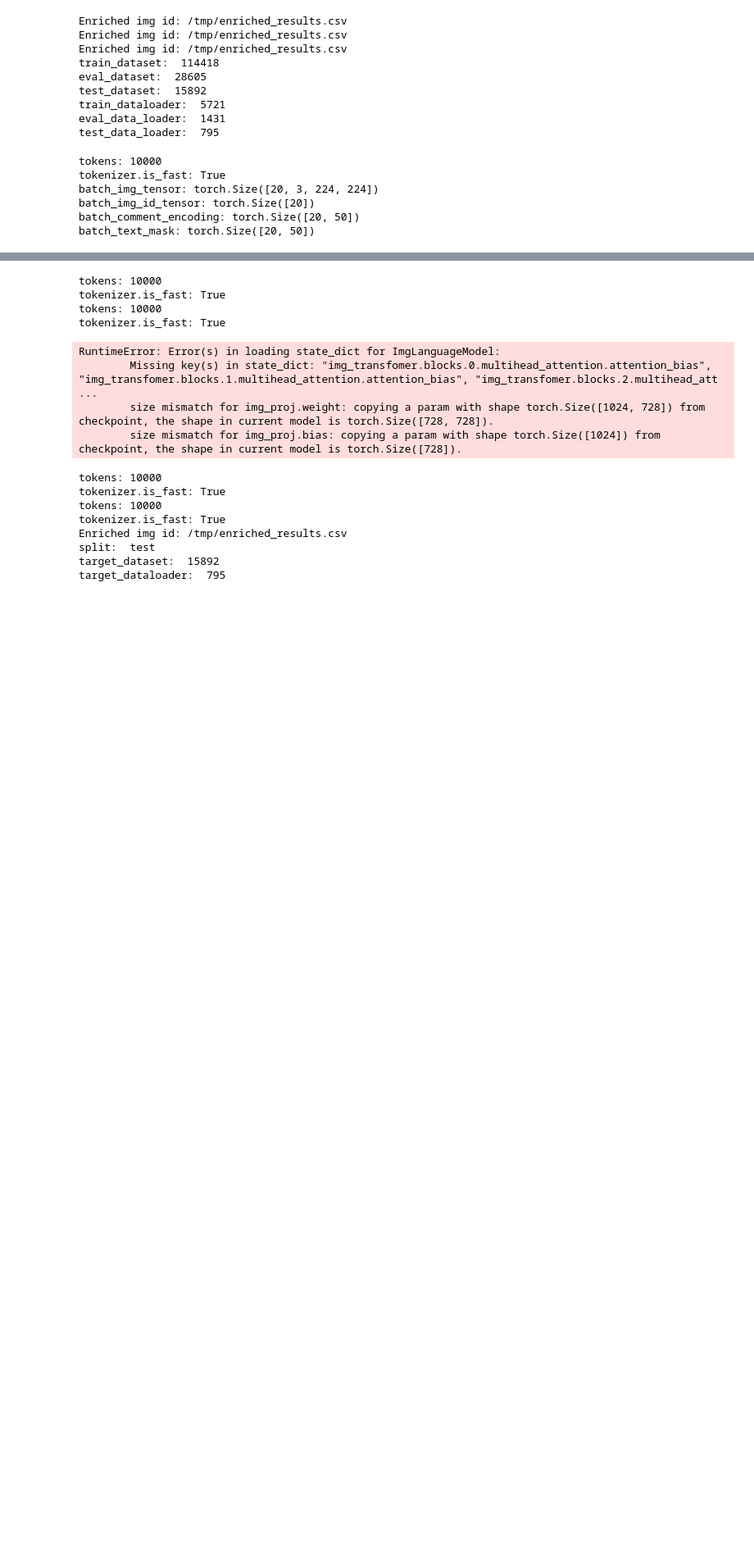
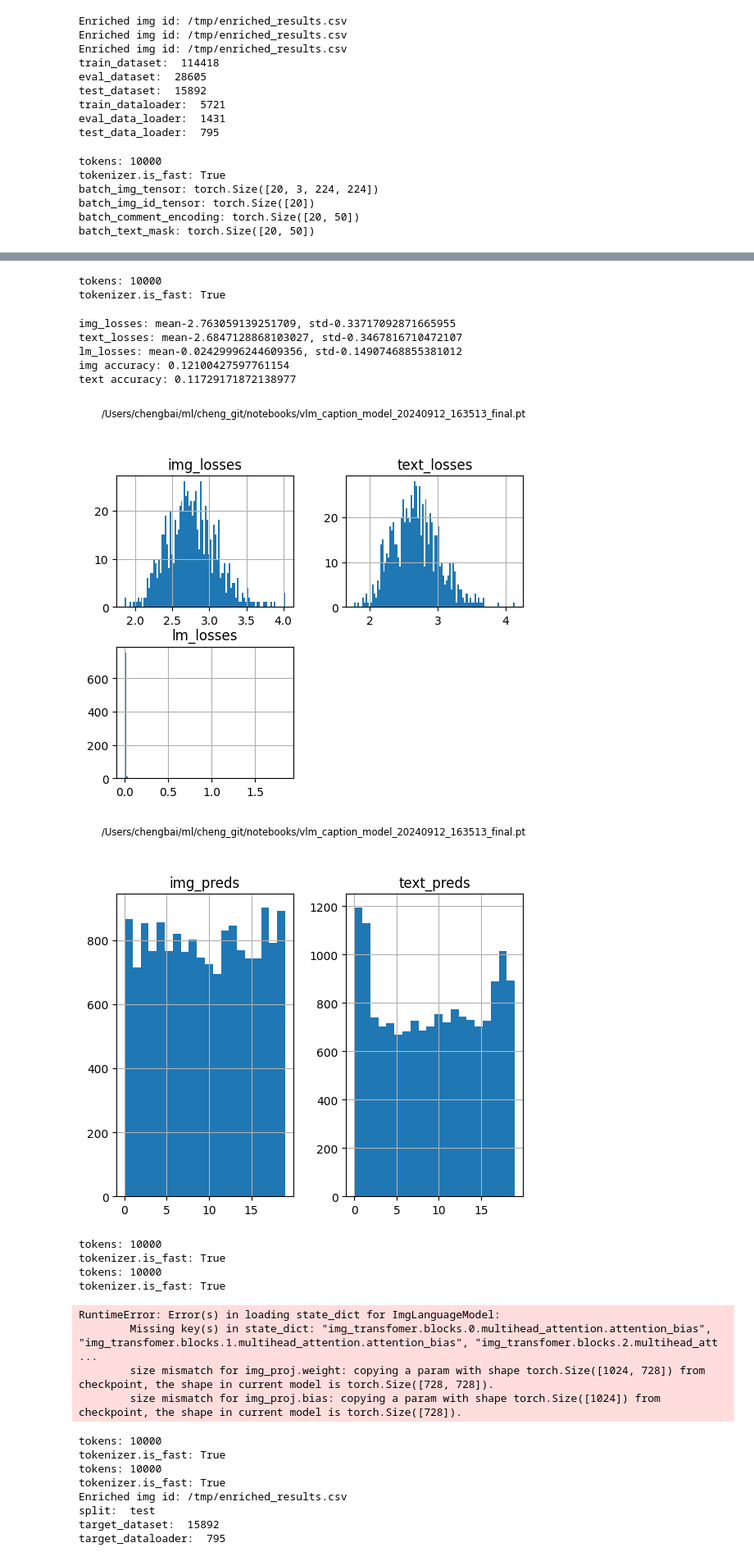
Before and after one commit to Chengbai/notebooks, a Jupyter notebook: vlm.ipynb, the cells around one changed output, grey strips where cells are left out. Shown at 82% size. Saved outputs shown, nothing was run; the diff lists cells and outputs as text; code cells hidden in the pictures; blank space fills up the shorter version.

```diff
--- a/vlm.ipynb
+++ b/vlm.ipynb
@@ -108,14 +84,21 @@ batch_img_id_tensor: torch.Size([20])
 batch_comment_encoding: torch.Size([20, 50])
 batch_text_mask: torch.Size([20, 50])
 # %%
-def evaluate_model_perf(model_file: str, split: str):
-    config = Config
-    device = torch.device("mps")
-
+def load_model(
+    model_file: str, device: torch.device = torch.device("cpu")
+) -> nn.Module:
     # Loading Model
     target_model = ImgLanguageModel(config=config)
-    target_model.load_state_dict(torch.load(model_file))
+    checkpoint = torch.load(model_file, weights_only=False)
+    print(checkpoint.keys())
+    target_model.load_state_dict(checkpoint["model_state_dict"])
     target_model = target_model.to(device)
+    return target_model
+
+
+def evaluate_model_perf(target_model: nn.Module, split: str):
+    config = Config
+
     target_model.eval()
 
     # Create Dataset and DataLoader
@@ -223,3 +206,10 @@ def viz_predictions(title: str, img_preds, text_preds, bins=BATCH_SIZE):
     plt.suptitle(title, x=0.5, y=1.05, ha="center", fontsize="small")
     # fig.text(0.5, 0.04, 'common X', ha='center')
     # fig.text(0.04, 0.5, 'common Y', va='center', rotation='vertical')
+# %%
+device = torch.device("mps")
+
+model_file = (
+    "/Users/chengbai/ml/cheng_git/notebooks/vlm_caption_model_20240912_163513_final.pt"
+)
+target_model = load_model(model_file=model_file, device=device)
@@ -225,0 +222,19 @@ def viz_predictions(title: str, img_preds, text_preds, bins=BATCH_SIZE):
+# %%
+(
+    img_losses,
+    text_losses,
+    lm_losses,
+    img_preds,
+    text_preds,
+    img_accuracies,
+    text_accuracies,
+) = evaluate_model_perf(target_model=target_model, split="test")
+print(f"img_losses: mean-{img_losses.mean()}, std-{img_losses.std()}")
+print(f"text_losses: mean-{text_losses.mean()}, std-{text_losses.std()}")
+print(f"lm_losses: mean-{lm_losses.mean()}, std-{lm_losses.std()}")
+print(f"img accuracy: {sum(img_accuracies)/len(img_accuracies)}")
+print(f"text accuracy: {sum(text_accuracies)/len(text_accuracies)}")
+
+viz_loss(model_file, img_losses, text_losses, lm_losses)
+viz_predictions(model_file, img_preds, text_preds)
+# %% [output]
@@ -226,3 +250,12 @@ def viz_predictions(title: str, img_preds, text_preds, bins=BATCH_SIZE):
+tokens: 10000
+tokenizer.is_fast: True
+img_losses: mean-2.763059139251709, std-0.33717092871665955
+text_losses: mean-2.6847128868103027, std-0.3467816710472107
+lm_losses: mean-0.02429996244609356, std-0.14907468855381012
+img accuracy: 0.12100427597761154
+text accuracy: 0.11729171872138977
+[figure, added]
+[figure, added]
 # %%
 model_file = (
     "/Users/chengbai/ml/cheng_git/notebooks/vlm_caption_model_20240906_043641_final"
```
Also changed, not shown: parts of 5 cells of this notebook, 4 other files.
